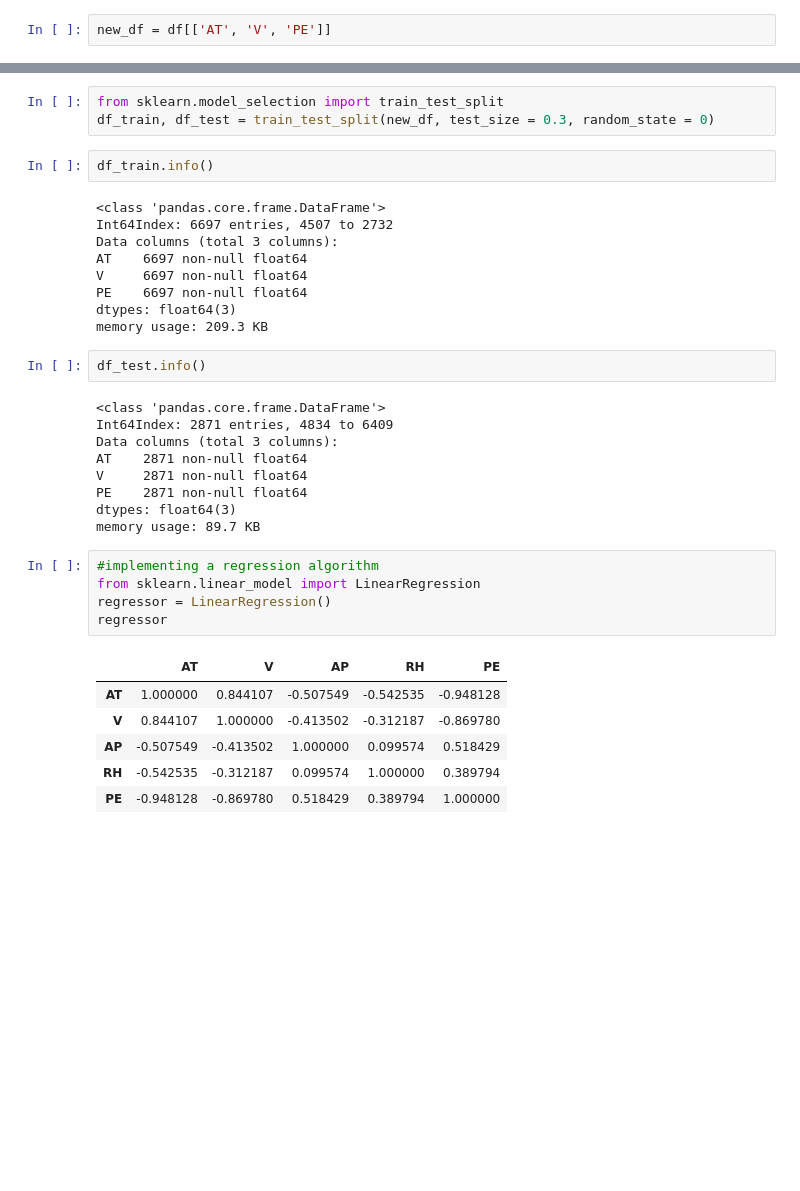
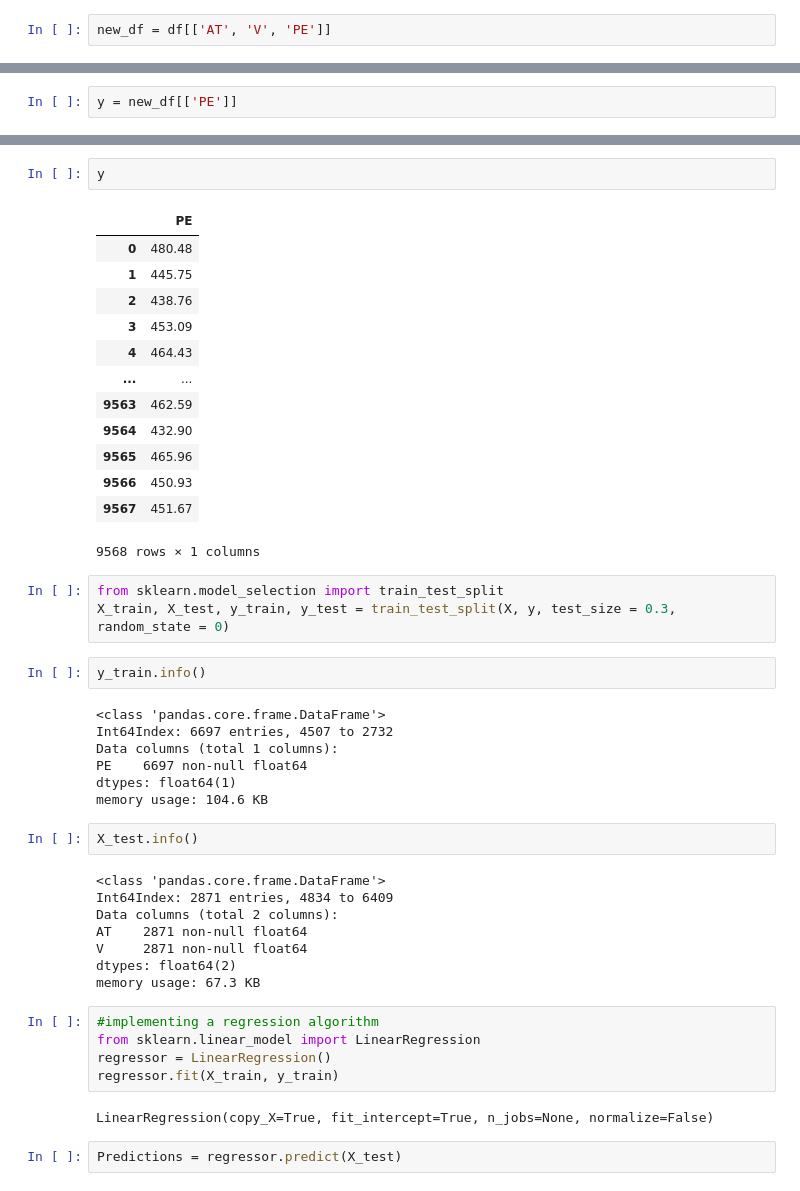
Before and after one commit to chichukw/ML-Projects, a Jupyter notebook: multivariate_regression.ipynb, the cells around one changed output, grey strips where cells are left out. Cells and saved outputs as stored; diff of their text form; blank space fills up the shorter version.

```diff
--- a/multivariate_regression.ipynb
+++ b/multivariate_regression.ipynb
@@ -158,0 +157,2 @@ memory usage: 224.4 KB
+# %%
+y = new_df[['PE']]
@@ -159,37 +171,47 @@ memory usage: 224.4 KB
+# %%
+y
+# %% [output]
+|  | PE |
+| 0 | 480.48 |
+| 1 | 445.75 |
+| 2 | 438.76 |
+| 3 | 453.09 |
+| 4 | 464.43 |
+| ... | ... |
+| 9563 | 462.59 |
+| 9564 | 432.90 |
+| 9565 | 465.96 |
+| 9566 | 450.93 |
+| 9567 | 451.67 |
+9568 rows × 1 columns
 # %%
 from sklearn.model_selection import train_test_split
-df_train, df_test = train_test_split(new_df, test_size = 0.3, random_state = 0)
+X_train, X_test, y_train, y_test = train_test_split(X, y, test_size = 0.3, random_state = 0)
 # %%
-df_train.info()
+y_train.info()
 # %% [output]
 <class 'pandas.core.frame.DataFrame'>
 Int64Index: 6697 entries, 4507 to 2732
-Data columns (total 3 columns):
-AT    6697 non-null float64
-V     6697 non-null float64
+Data columns (total 1 columns):
 PE    6697 non-null float64
-dtypes: float64(3)
-memory usage: 209.3 KB
+dtypes: float64(1)
+memory usage: 104.6 KB
 # %%
-df_test.info()
+X_test.info()
 # %% [output]
 <class 'pandas.core.frame.DataFrame'>
 Int64Index: 2871 entries, 4834 to 6409
-Data columns (total 3 columns):
+Data columns (total 2 columns):
 AT    2871 non-null float64
 V     2871 non-null float64
-PE    2871 non-null float64
-dtypes: float64(3)
-memory usage: 89.7 KB
+dtypes: float64(2)
+memory usage: 67.3 KB
 # %%
 #implementing a regression algorithm
 from sklearn.linear_model import LinearRegression
 regressor = LinearRegression()
-regressor
+regressor.fit(X_train, y_train)
 # %% [output]
-|  | AT | V | AP | RH | PE |
-| AT | 1.000000 | 0.844107 | -0.507549 | -0.542535 | -0.948128 |
-| V | 0.844107 | 1.000000 | -0.413502 | -0.312187 | -0.869780 |
-| AP | -0.507549 | -0.413502 | 1.000000 | 0.099574 | 0.518429 |
-| RH | -0.542535 | -0.312187 | 0.099574 | 1.000000 | 0.389794 |
-| PE | -0.948128 | -0.869780 | 0.518429 | 0.389794 | 1.000000 |
+LinearRegression(copy_X=True, fit_intercept=True, n_jobs=None, normalize=False)
+# %%
+Predictions = regressor.predict(X_test)
```
Also changed, not shown: parts of 14 cells of this notebook.
